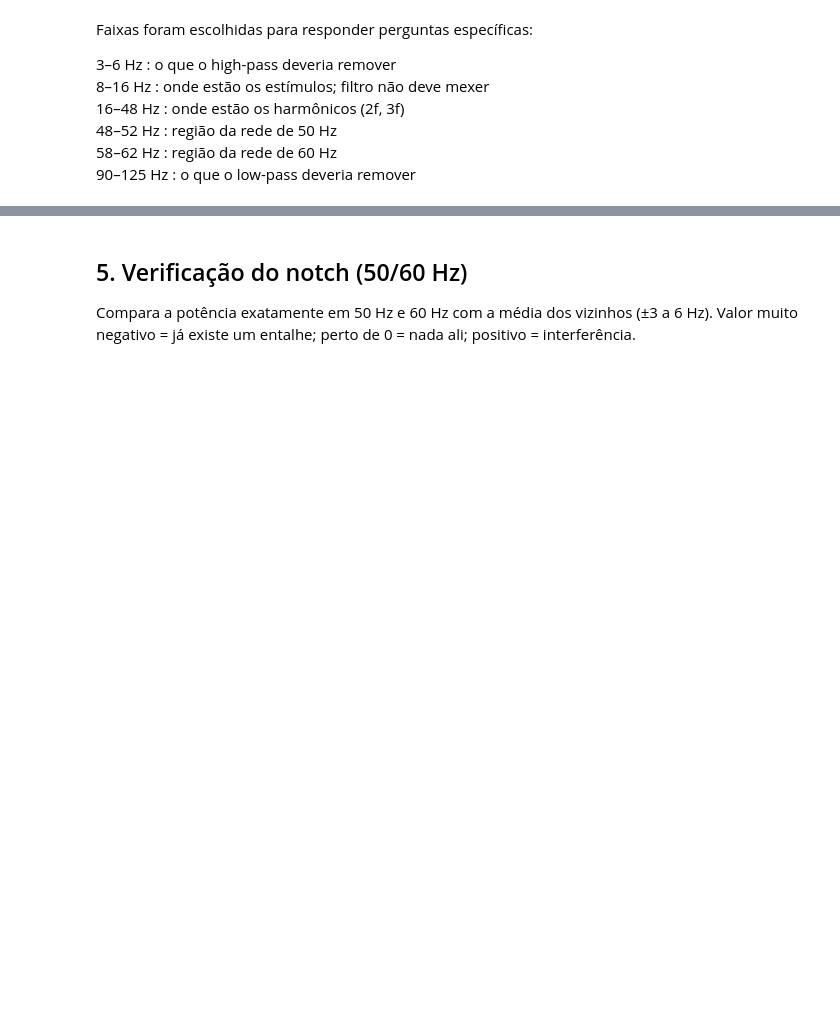
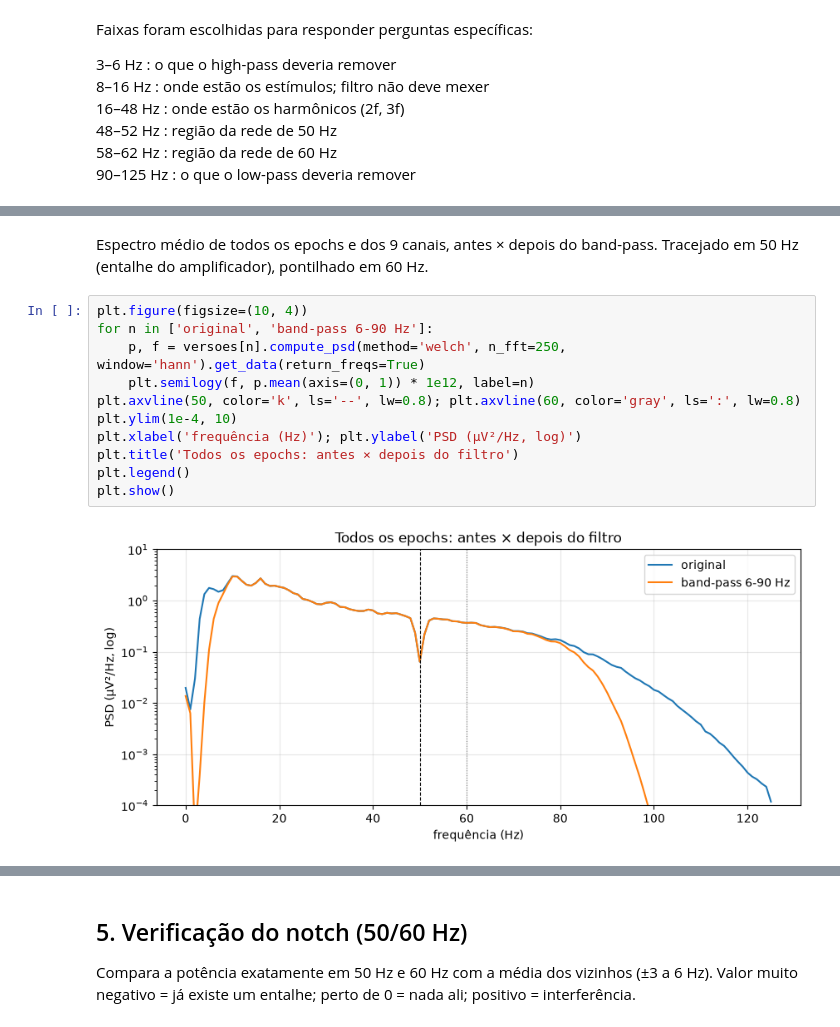
Before and after one commit to L33tSh4rk/neurofederated-ssvep-architecture, a Jupyter notebook: pre-processing.ipynb, the cells around one changed output, grey strips where cells are left out. Drawn from its saved outputs; the diff is of its cells as text; blank space fills up the shorter version.

```diff
--- a/pre-processing.ipynb
+++ b/pre-processing.ipynb
@@ -191,0 +217,15 @@ Faixas foram escolhidas para responder perguntas específicas:
+# %% [markdown]
+Espectro médio de todos os epochs e dos 9 canais, antes × depois do band-pass. Tracejado em 50 Hz (entalhe do amplificador), pontilhado em 60 Hz.
+# %%
+plt.figure(figsize=(10, 4))
+for n in ['original', 'band-pass 6-90 Hz']:
+    p, f = versoes[n].compute_psd(method='welch', n_fft=250, window='hann').get_data(return_freqs=True)
+    plt.semilogy(f, p.mean(axis=(0, 1)) * 1e12, label=n)
+plt.axvline(50, color='k', ls='--', lw=0.8); plt.axvline(60, color='gray', ls=':', lw=0.8)
+plt.ylim(1e-4, 10)
+plt.xlabel('frequência (Hz)'); plt.ylabel('PSD (µV²/Hz, log)')
+plt.title('Todos os epochs: antes × depois do filtro')
+plt.legend()
+plt.show()
+# %% [output]
+[figure, added]
```
Also changed, not shown: parts of 21 cells of this notebook, 3 other files.
